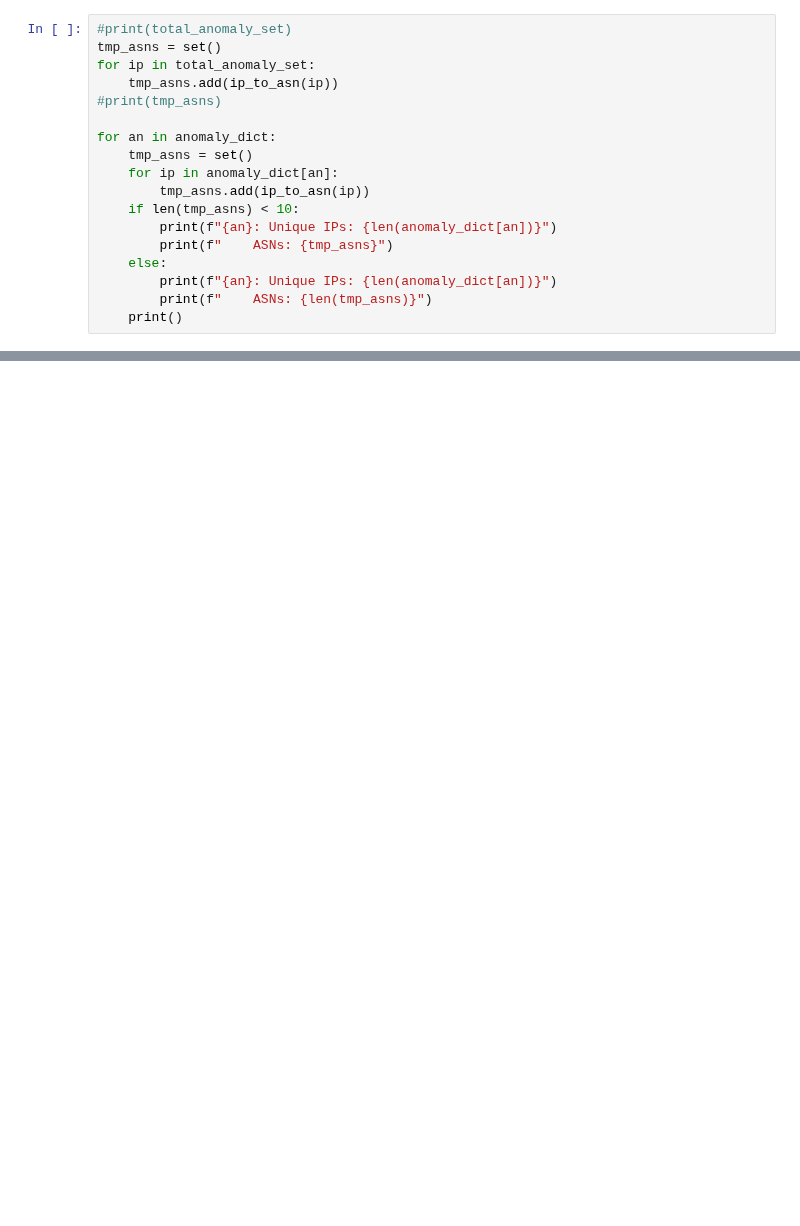
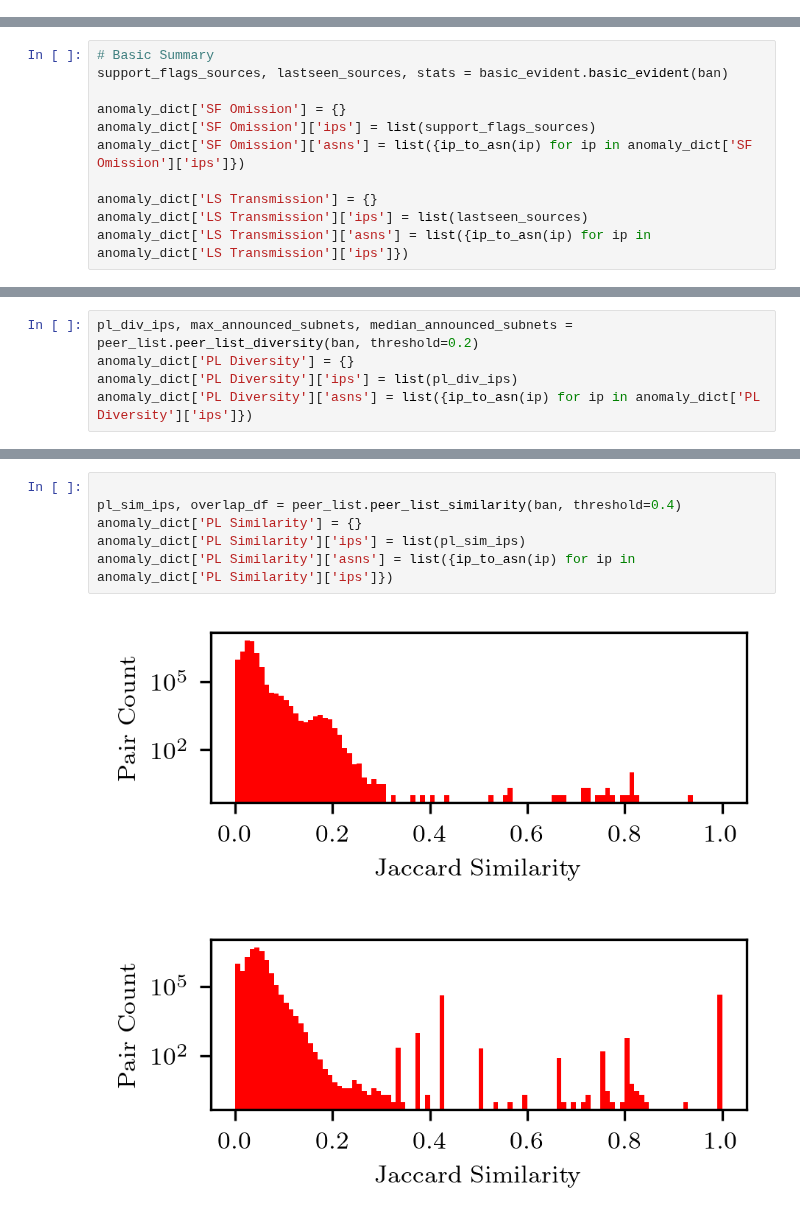
Before and after one commit to ykpyck/monero-traffic-analysis, a Jupyter notebook: final_notebook.ipynb, the cells around one changed output, grey strips where cells are left out. Cells and saved outputs as stored; diff of their text form; blank space fills up the shorter version.

```diff
--- a/final_notebook.ipynb
+++ b/final_notebook.ipynb
@@ -1319,18 +0,0 @@ outgoing - Average proportions:
-# %%
-#print(total_anomaly_set)
-tmp_asns = set()
-for ip in total_anomaly_set:
-    tmp_asns.add(ip_to_asn(ip))
-#print(tmp_asns)
-
-for an in anomaly_dict:
-    tmp_asns = set()
-    for ip in anomaly_dict[an]:
-        tmp_asns.add(ip_to_asn(ip))
-    if len(tmp_asns) < 10:
-        print(f"{an}: Unique IPs: {len(anomaly_dict[an])}")
-        print(f"    ASNs: {tmp_asns}")
-    else:
-        print(f"{an}: Unique IPs: {len(anomaly_dict[an])}")
-        print(f"    ASNs: {len(tmp_asns)}")
-    print()
@@ -1385,0 +30,11 @@ print(np.median(sorted(portions)))
+# %%
+# Basic Summary
+support_flags_sources, lastseen_sources, stats = basic_evident.basic_evident(ban)
+
+anomaly_dict['SF Omission'] = {}
+anomaly_dict['SF Omission']['ips'] = list(support_flags_sources)
+anomaly_dict['SF Omission']['asns'] = list({ip_to_asn(ip) for ip in anomaly_dict['SF Omission']['ips']})
+
+anomaly_dict['LS Transmission'] = {}
+anomaly_dict['LS Transmission']['ips'] = list(lastseen_sources)
+anomaly_dict['LS Transmission']['asns'] = list({ip_to_asn(ip) for ip in anomaly_dict['LS Transmission']['ips']})
@@ -1385,0 +47,5 @@ print(np.median(sorted(portions)))
+# %%
+pl_div_ips, max_announced_subnets, median_announced_subnets = peer_list.peer_list_diversity(ban, threshold=0.2)
+anomaly_dict['PL Diversity'] = {}
+anomaly_dict['PL Diversity']['ips'] = list(pl_div_ips)
+anomaly_dict['PL Diversity']['asns'] = list({ip_to_asn(ip) for ip in anomaly_dict['PL Diversity']['ips']})
@@ -1385,0 +58,9 @@ print(np.median(sorted(portions)))
+# %%
+
+pl_sim_ips, overlap_df = peer_list.peer_list_similarity(ban, threshold=0.4)
+anomaly_dict['PL Similarity'] = {}
+anomaly_dict['PL Similarity']['ips'] = list(pl_sim_ips)
+anomaly_dict['PL Similarity']['asns'] = list({ip_to_asn(ip) for ip in anomaly_dict['PL Similarity']['ips']})
+# %% [output]
+[figure, added]
+[figure, added]
```
Also changed, not shown: parts of 52 cells of this notebook, 11 other files.
